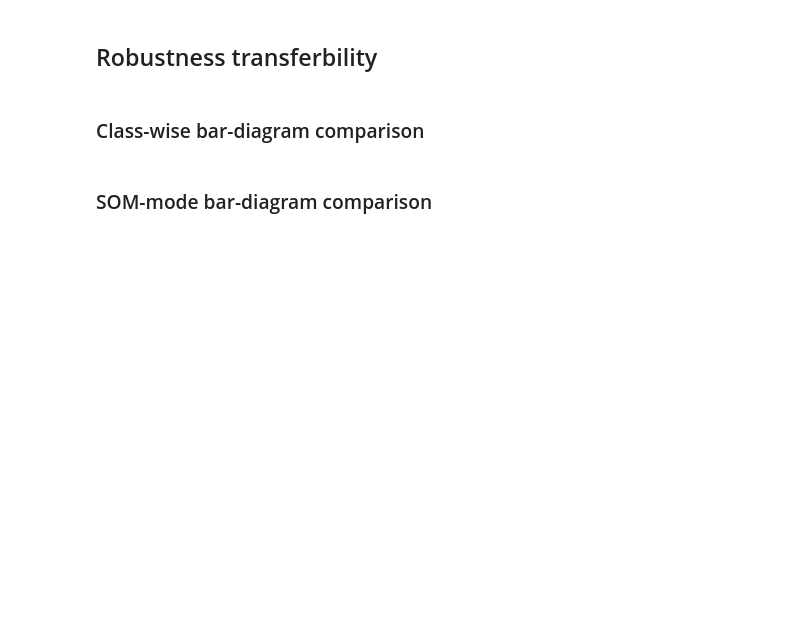
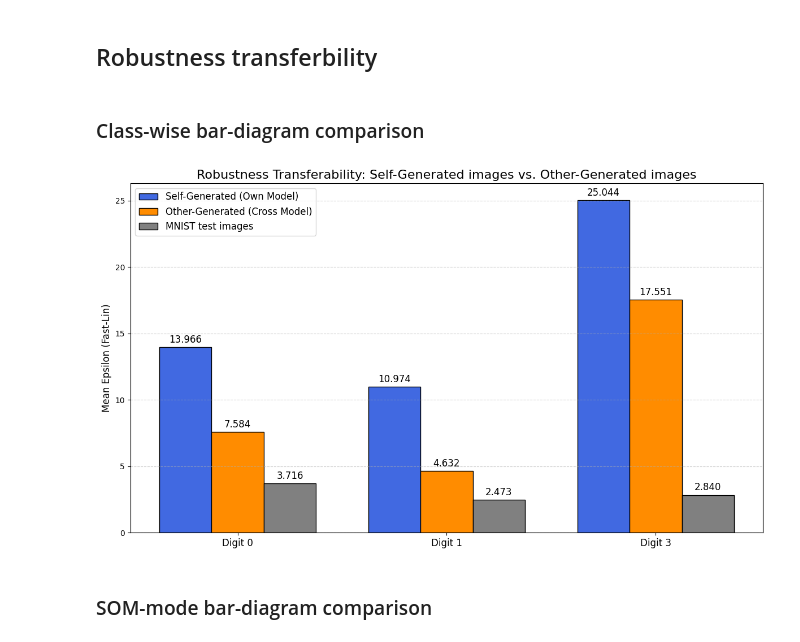
Before and after one commit to landbu/Kex, a Jupyter notebook: experiment2.ipynb, the cells around one changed output. Cells and saved outputs as stored; diff of their text form; code cells hidden in the pictures; blank space fills up the shorter version.

```diff
--- a/experiment2.ipynb
+++ b/experiment2.ipynb
@@ -694,49 +695,51 @@ target_classes = sorted(df_exp2['target_class'].unique())
 final_data = []
 for cls in target_classes:
     final_data.append({
-        'Class': f"Class {cls}",
+        'Class': f"Digit {cls}",
         'MNIST Baseline': mnist_means.get(cls, 0),
         'Self-Generated': self_means.get(cls, 0),
         'Other-Generated': other_means.get(cls, 0)
     })
 
 plot_df = pd.DataFrame(final_data).set_index('Class')
 
 # Plotting
 x = np.arange(len(target_classes))
 width = 0.25  # Width of each grouped bar
 
 fig, ax = plt.subplots(figsize=(12, 7))
 
-rects1 = ax.bar(x - width, plot_df['MNIST Baseline'], width, label='MNIST Baseline', color='#95a5a6')
-rects2 = ax.bar(x, plot_df['Self-Generated'], width, label='Self-Generated (Own Model)', color='#3498db')
-rects3 = ax.bar(x + width, plot_df['Other-Generated'], width, label='Other-Generated (Cross Model)', color='#e67e22')
+rects1 = ax.bar(x - width, plot_df['Self-Generated'], width, label='Self-Generated (Own Model)', color='royalblue', edgecolor = "black")
+rects2 = ax.bar(x, plot_df['Other-Generated'], width, label='Other-Generated (Cross Model)', color='darkorange', edgecolor = "black")
+rects3 = ax.bar(x + width, plot_df['MNIST Baseline'], width, label='MNIST test images', color='grey', edgecolor = "black")
 
 # Styling
-ax.set_ylabel('Average Fast-Lin Epsilon ($\epsilon$)', fontsize=12)
-ax.set_title('Robustness Transferability: Self vs. Cross-Model Generations', fontsize=15, fontweight='bold')
+ax.set_ylabel('Mean Epsilon (Fast-Lin)', fontsize=12)
+ax.set_title('Robustness Transferability: Self-Generated images vs. Other-Generated images', fontsize=16)
 ax.set_xticks(x)
-ax.set_xticklabels(plot_df.index)
-ax.legend(fontsize='medium', loc='upper right')
-ax.grid(axis='y', linestyle='--', alpha=0.7)
+ax.set_xticklabels(plot_df.index, fontsize = 12)
+ax.legend(fontsize='large', loc='upper left')
+ax.grid(axis='y', linestyle='--', alpha=0.6)
 
 # Helper function to add value labels on top of bars
 def autolabel(rects):
     for rect in rects:
         height = rect.get_height()
         if height > 0:
             ax.annotate(f'{height:.3f}',
                         xy=(rect.get_x() + rect.get_width() / 2, height),
                         xytext=(0, 3),  # 3 points vertical offset
                         textcoords="offset points",
-                        ha='center', va='bottom', fontsize=9)
+                        ha='center', va='bottom', fontsize=12)
 
 autolabel(rects1)
 autolabel(rects2)
 autolabel(rects3)
 
 plt.tight_layout()
 plt.show()
+# %% [output]
+[figure, added]
 # %% [markdown]
 ### SOM-mode bar-diagram comparison
 # %%
```
Also changed, not shown: parts of 9 cells of this notebook, 2 other files.
